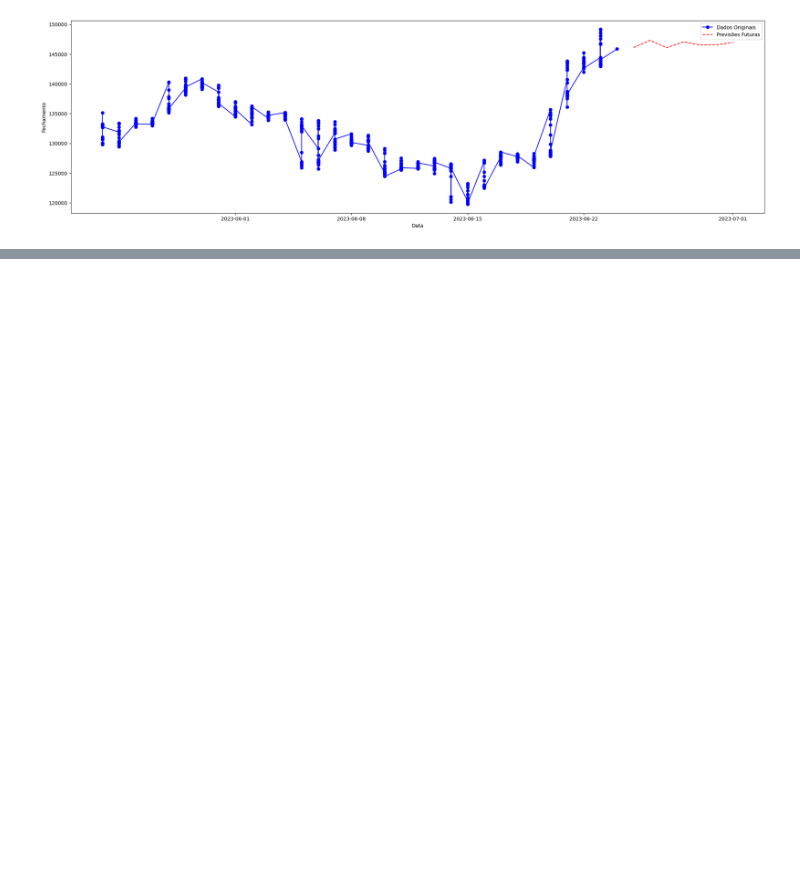
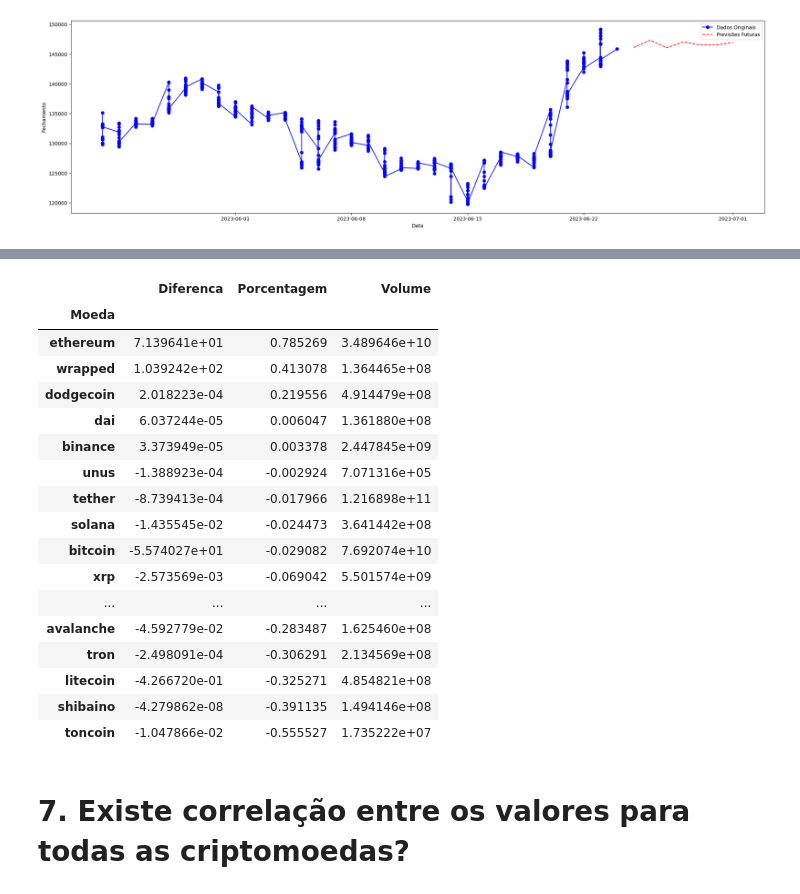
Before and after one commit to CassioRibeiro/ProjetoFinal, a Jupyter notebook: [M5]_Projeto_Final.ipynb, the cells around one changed output, grey strips where cells are left out. Drawn from its saved outputs; the diff is of its cells as text; code cells hidden in the pictures; blank space fills up the shorter version.

```diff
--- a/[M5]_Projeto_Final.ipynb
+++ b/[M5]_Projeto_Final.ipynb
@@ -525,0 +587,11 @@ plt.show()
+# %%
+copy['Ano'] = copy['Data'].dt.year
+ano_2023 = copy.query('Ano == 2023')
+ano_2022 = copy.query('Ano == 2022')
+ano_2021 = copy.query('Ano == 2021')
+# %%
+ano_2023['Mes'] = ano_2023['Data'].dt.month
+ano_2022['Mes'] = ano_2022['Data'].dt.month
+ano_2021['Mes'] = ano_2021['Data'].dt.month
+# %%
+ult_trimestre = ano_2023.query('Mes == 6 | Mes == 5 | Mes == 4')
@@ -525,0 +605,37 @@ plt.show()
+# %%
+df = ult_trimestre
+
+# Calcular a diferença entre os valores de abertura e fechamento
+df['Diferenca'] = df['Fechamento'] - df['Abertura']
+
+
+
+# Calcular a média da diferença para cada moeda
+media_valorizacao = df.groupby('Moeda')['Diferenca'].mean()
+df['Porcentagem'] = (df['Diferenca'] / df['Abertura']) * 100
+#df['Porcentagem'] = (df['Porcentagem'] * 100).round().astype(int).astype(str) + '%'
+
+
+a = df[['Moeda','Diferenca','Porcentagem', 'Volume']].groupby('Moeda').mean().sort_values(by='Porcentagem', ascending=False)
+a
+# %% [output]
+|  | Diferenca | Porcentagem | Volume |
+| Moeda |  |  |  |
+| ethereum | 7.139641e+01 | 0.785269 | 3.489646e+10 |
+| wrapped | 1.039242e+02 | 0.413078 | 1.364465e+08 |
+| dodgecoin | 2.018223e-04 | 0.219556 | 4.914479e+08 |
+| dai | 6.037244e-05 | 0.006047 | 1.361880e+08 |
+| binance | 3.373949e-05 | 0.003378 | 2.447845e+09 |
+| unus | -1.388923e-04 | -0.002924 | 7.071316e+05 |
+| tether | -8.739413e-04 | -0.017966 | 1.216898e+11 |
+| solana | -1.435545e-02 | -0.024473 | 3.641442e+08 |
+| bitcoin | -5.574027e+01 | -0.029082 | 7.692074e+10 |
+| xrp | -2.573569e-03 | -0.069042 | 5.501574e+09 |
+| ... | ... | ... | ... |
+| avalanche | -4.592779e-02 | -0.283487 | 1.625460e+08 |
+| tron | -2.498091e-04 | -0.306291 | 2.134569e+08 |
+| litecoin | -4.266720e-01 | -0.325271 | 4.854821e+08 |
+| shibaino | -4.279862e-08 | -0.391135 | 1.494146e+08 |
+| toncoin | -1.047866e-02 | -0.555527 | 1.735222e+07 |
+# %% [markdown]
+# 7. Existe correlação entre os valores para todas as criptomoedas?
```
Also changed, not shown: parts of 16 cells of this notebook.
